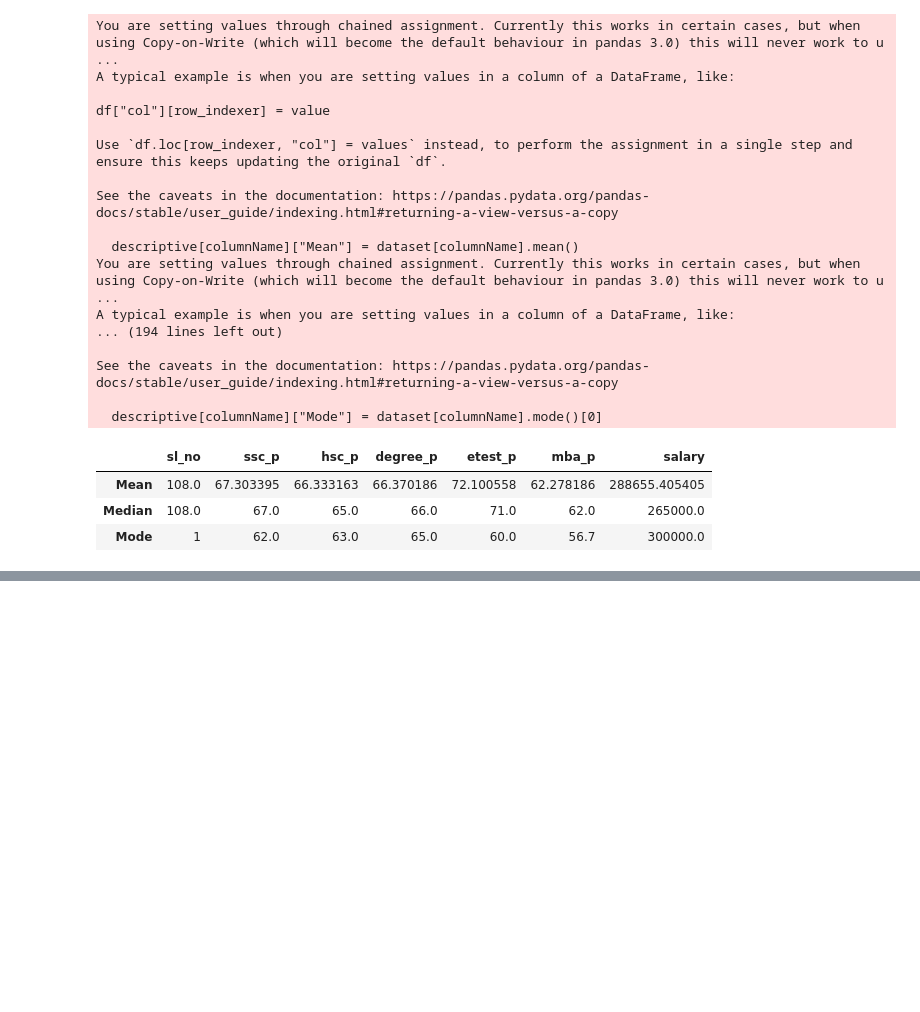
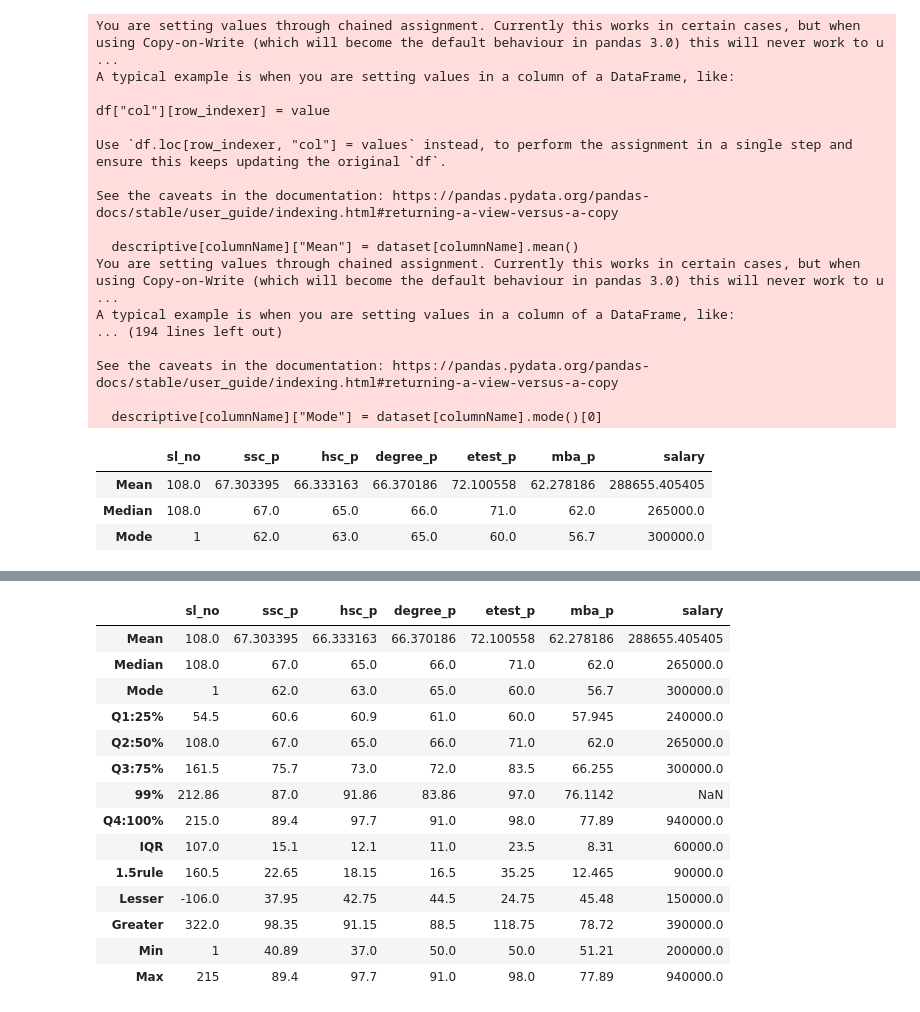
Before and after one commit to Kuppusamy104/DataScience, a Jupyter notebook: 1.Univariate Analysis/2.Central Tendency.ipynb, the cells around one changed output, grey strips where cells are left out. Drawn from its saved outputs; the diff is of its cells as text; code cells hidden in the pictures; blank space fills up the shorter version.

Commit message:
Percentile & IQR
Percentile & IQR

```diff
--- a/1.Univariate Analysis/2.Central Tendency.ipynb
+++ b/1.Univariate Analysis/2.Central Tendency.ipynb
@@ -226,0 +247,11 @@ descriptive
+# %%
+descriptive =pd.DataFrame(index=["Mean","Median","Mode","Q1:25%","Q2:50%","Q3:75%","99%","Q4:100%"],columns=quan)
+for columnName in quan:
+    descriptive[columnName]["Mean"] = dataset[columnName].mean()
+    descriptive[columnName]["Median"] = dataset[columnName].median()
+    descriptive[columnName]["Mode"] = dataset[columnName].mode()[0]
+    descriptive[columnName]["Q1:25%"]= dataset.describe()[columnName]["25%"]
+    descriptive[columnName]["Q2:50%"]=dataset.describe()[columnName]["50%"]
+    descriptive[columnName]["Q3:75%"]=dataset.describe()[columnName]["75%"]
+    descriptive[columnName]["99%"]=np.percentile(dataset[columnName],99)
+    descriptive[columnName]["Q4:100%"]=dataset.describe()[columnName]["max"]
@@ -226,0 +290,19 @@ descriptive
+# %%
+descriptive =pd.DataFrame(index=["Mean","Median","Mode",
+                                 "Q1:25%","Q2:50%",
+                                 "Q3:75%","99%","Q4:100%","IQR","1.5rule","Lesser","Greater","Min","Max"],columns=quan)
+for columnName in quan:
+    descriptive[columnName]["Mean"] = dataset[columnName].mean()
+    descriptive[columnName]["Median"] = dataset[columnName].median()
+    descriptive[columnName]["Mode"] = dataset[columnName].mode()[0]
+    descriptive[columnName]["Q1:25%"]= dataset.describe()[columnName]["25%"]
+    descriptive[columnName]["Q2:50%"]=dataset.describe()[columnName]["50%"]
+    descriptive[columnName]["Q3:75%"]=dataset.describe()[columnName]["75%"]
+    descriptive[columnName]["99%"]=np.percentile(dataset[columnName],99)
+    descriptive[columnName]["Q4:100%"]=dataset.describe()[columnName]["max"]
+    descriptive[columnName]["IQR"]=descriptive[columnName]["Q3:75%"]-descriptive[columnName]["Q1:25%"]
+    descriptive[columnName]["1.5rule"]=1.5* descriptive[columnName]["IQR"]
+    descriptive[columnName]["Lesser"]=descriptive[columnName]["Q1:25%"]-descriptive[columnName]["1.5rule"]
+    descriptive[columnName]["Greater"]= descriptive[columnName]["Q3:75%"]+descriptive[columnName]["1.5rule"]
+    descriptive[columnName]["Min"]= dataset[columnName].min()
+    descriptive[columnName]["Max"]=dataset[columnName].max()
@@ -226,0 +327,18 @@ descriptive
+# %%
+descriptive
+# %% [output]
+|  | sl_no | ssc_p | hsc_p | degree_p | etest_p | mba_p | salary |
+| Mean | 108.0 | 67.303395 | 66.333163 | 66.370186 | 72.100558 | 62.278186 | 288655.405405 |
+| Median | 108.0 | 67.0 | 65.0 | 66.0 | 71.0 | 62.0 | 265000.0 |
+| Mode | 1 | 62.0 | 63.0 | 65.0 | 60.0 | 56.7 | 300000.0 |
+| Q1:25% | 54.5 | 60.6 | 60.9 | 61.0 | 60.0 | 57.945 | 240000.0 |
+| Q2:50% | 108.0 | 67.0 | 65.0 | 66.0 | 71.0 | 62.0 | 265000.0 |
+| Q3:75% | 161.5 | 75.7 | 73.0 | 72.0 | 83.5 | 66.255 | 300000.0 |
+| 99% | 212.86 | 87.0 | 91.86 | 83.86 | 97.0 | 76.1142 | NaN |
+| Q4:100% | 215.0 | 89.4 | 97.7 | 91.0 | 98.0 | 77.89 | 940000.0 |
+| IQR | 107.0 | 15.1 | 12.1 | 11.0 | 23.5 | 8.31 | 60000.0 |
+| 1.5rule | 160.5 | 22.65 | 18.15 | 16.5 | 35.25 | 12.465 | 90000.0 |
+| Lesser | -106.0 | 37.95 | 42.75 | 44.5 | 24.75 | 45.48 | 150000.0 |
+| Greater | 322.0 | 98.35 | 91.15 | 88.5 | 118.75 | 78.72 | 390000.0 |
+| Min | 1 | 40.89 | 37.0 | 50.0 | 50.0 | 51.21 | 200000.0 |
+| Max | 215 | 89.4 | 97.7 | 91.0 | 98.0 | 77.89 | 940000.0 |
```
Also changed, not shown: parts of 10 cells of this notebook.
